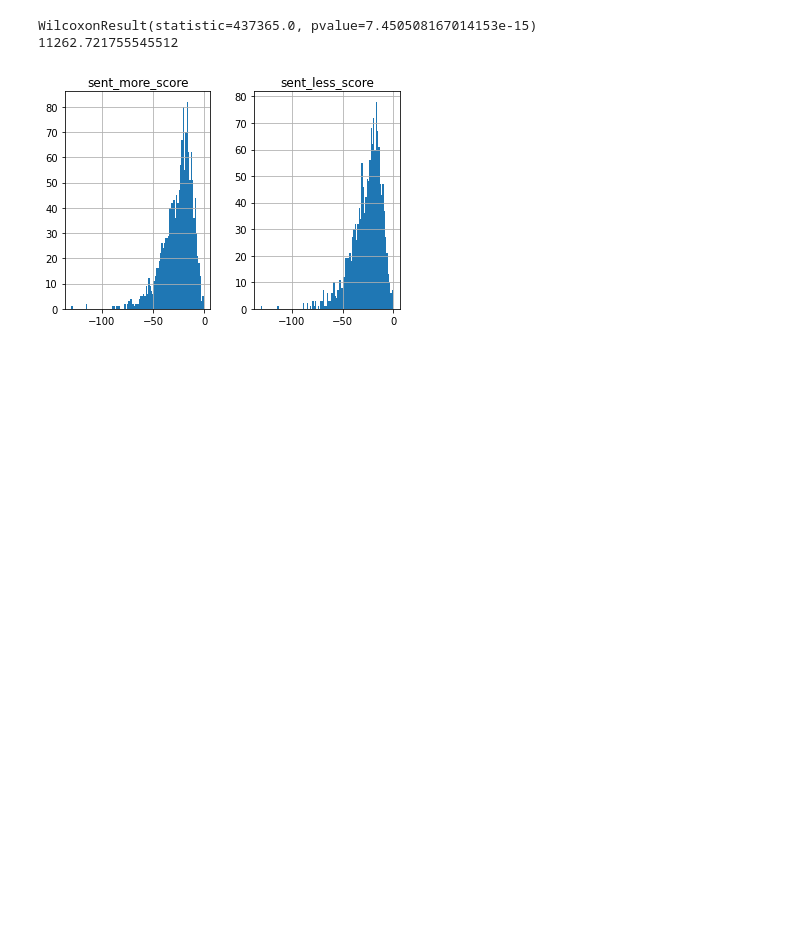
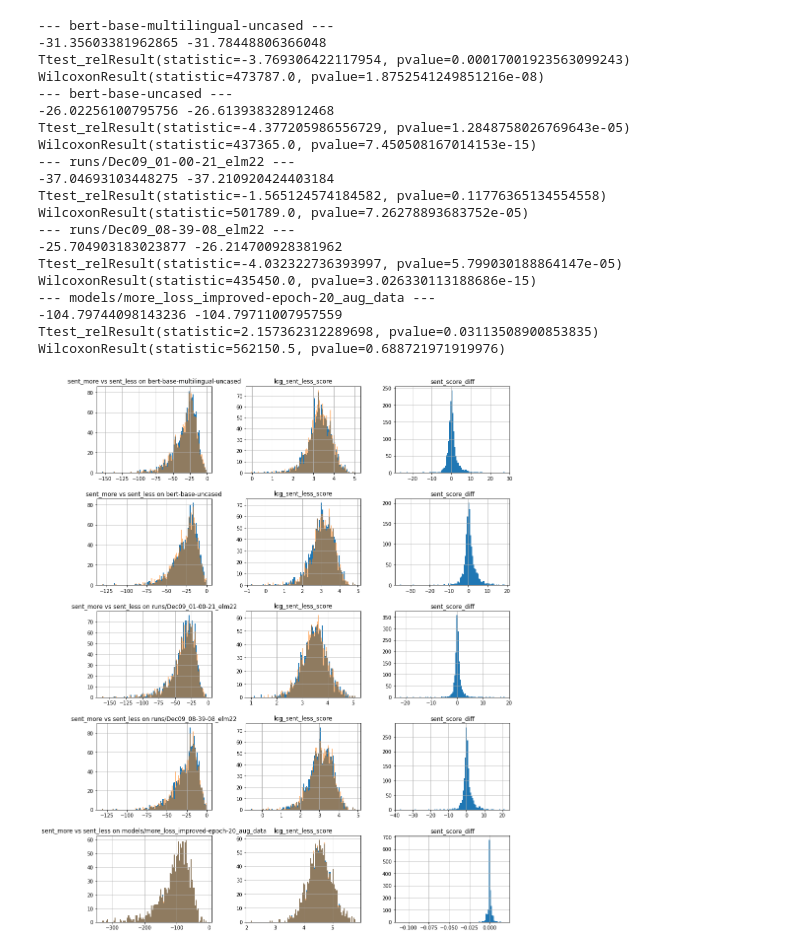
Before and after one commit to otakumesi/debias-BERT, a Jupyter notebook: Analyze_crows_pairs.ipynb, the cells around one changed output. Cells and saved outputs as stored; diff of their text form; code cells hidden in the pictures; blank space fills up the shorter version.

```diff
--- a/Analyze_crows_pairs.ipynb
+++ b/Analyze_crows_pairs.ipynb
@@ -12,20 +12,57 @@ from scipy.stats import norm, wilcoxon
 # %%
-MODELS = ['bert-base-uncased']
+MODELS = ['bert-base-multilingual-uncased', 'bert-base-uncased', 'runs/Dec09_01-00-21_elm22', 'runs/Dec09_08-39-08_elm22', 'models/more_loss_improved-epoch-20_aug_data']
 target_path = Path('runs') / 'crows_pairs/data/crows_pairs_anonymized.csv'
 # %%
-fig, ax = plt.subplots(len(MODELS), 2)
+fig, ax = plt.subplots(len(MODELS), 3, figsize=[15.0, 20.0])
+
+# indeces = range(0, 1508)
+# indeces = np.random.choice(indeces, 500)
 
 df_dict = {}
 for n, model in enumerate(MODELS):
+    print(f'--- {model} ---')
     df_dict[model] = pd.read_csv(target_path / model / 'results.csv')
-    df = df_dict[model]
-    result = wilcoxon(df['sent_more_score'], df['sent_less_score'], zero_method='wilcox', correction=True)
-    print(result)
-    r = result.statistic / np.sqrt(len(df) - len(df[df['sent_more_score'] == df['sent_less_score']]))
-    print(r)
-    df.hist('sent_more_score', ax=ax[0], bins=100)
-    df.hist('sent_less_score', ax=ax[1], bins=100)
+    df = df_dict[model]# .iloc[indeces]
+    print(df['sent_more_score'].mean(), df['sent_less_score'].mean())
+    df['sent_score_diff'] = df['sent_more_score'] - df['sent_less_score']
+    df['log_sent_more_score'] = np.log(-df['sent_more_score'])
+    df['log_sent_less_score'] = np.log(-df['sent_less_score'])
+    t_result = ttest_rel(df['log_sent_more_score'], df['log_sent_less_score'])
+    print(t_result)
+    w_result = wilcoxon(df['sent_more_score'], df['sent_less_score'], zero_method='zsplit', correction=True)
+    print(w_result)
+
+    count = len(df)
+    mn = count * (count + 1.) * 0.25
+    se = count * (count + 1.) * (2. * count + 1.)
+    t_val = result.statistic / np.sqrt(len(df) - len(df[df['sent_more_score'] == df['sent_less_score']]))
+
+    df.hist('sent_more_score', ax=ax[n][0], bins=100)
+    df.hist('sent_less_score', ax=ax[n][0], bins=100, alpha=.5)
+
+    df.hist('log_sent_more_score', ax=ax[n][1], bins=100)
+    df.hist('log_sent_less_score', ax=ax[n][1], bins=100, alpha=.5)
+    df.hist('sent_score_diff', ax=ax[n][2], bins=100)
+    ax[n][0].set_title(f'sent_more vs sent_less on {model}')
 # %% [output]
+--- bert-base-multilingual-uncased ---
+-31.35603381962865 -31.78448806366048
+Ttest_relResult(statistic=-3.769306422117954, pvalue=0.00017001923563099243)
+WilcoxonResult(statistic=473787.0, pvalue=1.8752541249851216e-08)
+--- bert-base-uncased ---
+-26.02256100795756 -26.613938328912468
+Ttest_relResult(statistic=-4.377205986556729, pvalue=1.2848758026769643e-05)
 WilcoxonResult(statistic=437365.0, pvalue=7.450508167014153e-15)
-11262.721755545512
+--- runs/Dec09_01-00-21_elm22 ---
+-37.04693103448275 -37.210920424403184
+Ttest_relResult(statistic=-1.565124574184582, pvalue=0.11776365134554558)
+WilcoxonResult(statistic=501789.0, pvalue=7.26278893683752e-05)
+--- runs/Dec09_08-39-08_elm22 ---
+-25.704903183023877 -26.214700928381962
+Ttest_relResult(statistic=-4.032322736393997, pvalue=5.799030188864147e-05)
+WilcoxonResult(statistic=435450.0, pvalue=3.026330113188686e-15)
+--- models/more_loss_improved-epoch-20_aug_data ---
+-104.79744098143236 -104.79711007957559
+Ttest_relResult(statistic=2.157362312289698, pvalue=0.03113508900853835)
+WilcoxonResult(statistic=562150.5, pvalue=0.688721971919976)
-[figure, old version]
+[figure, new version]
```
Also changed, not shown: parts of 2 cells of this notebook.
